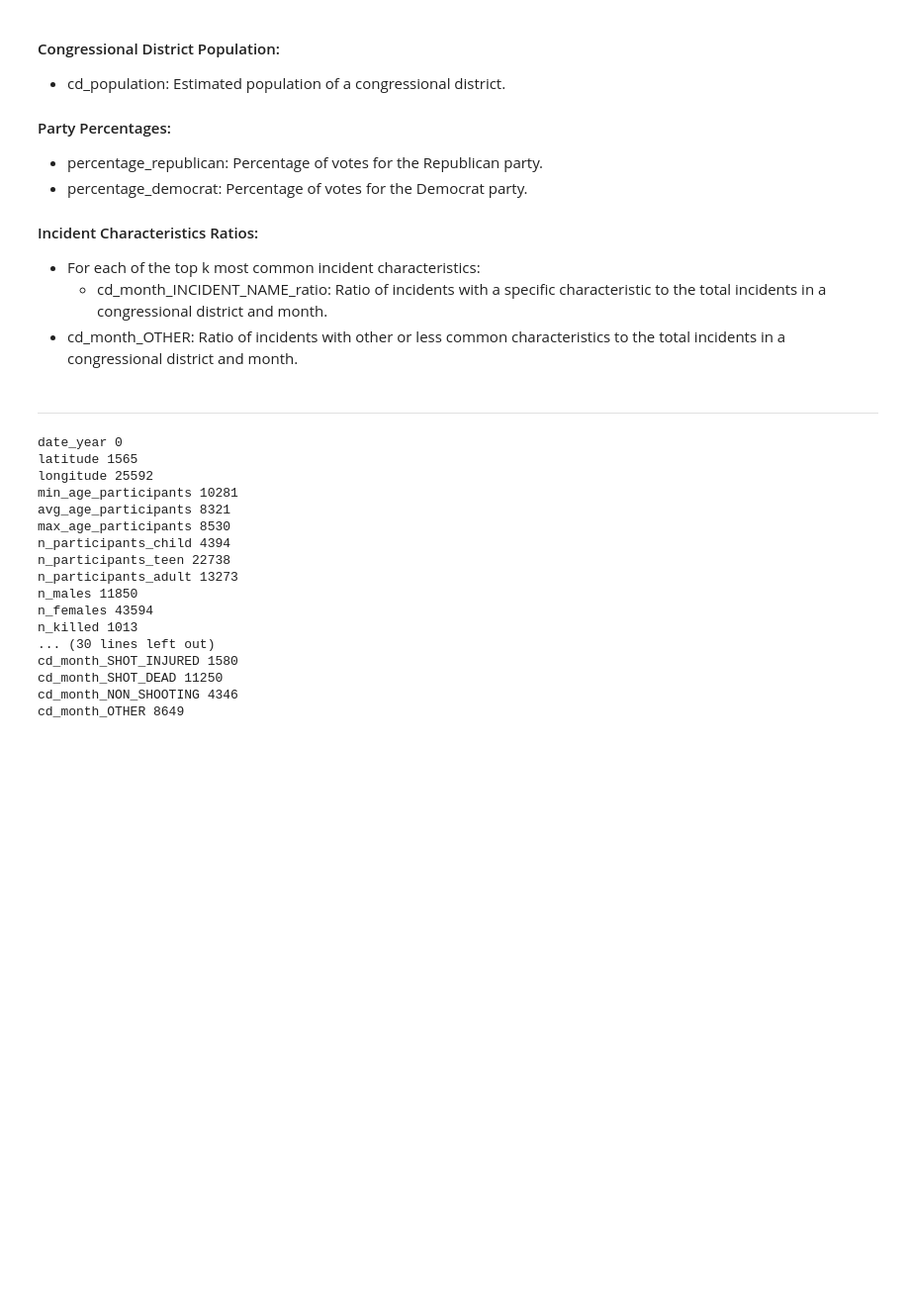
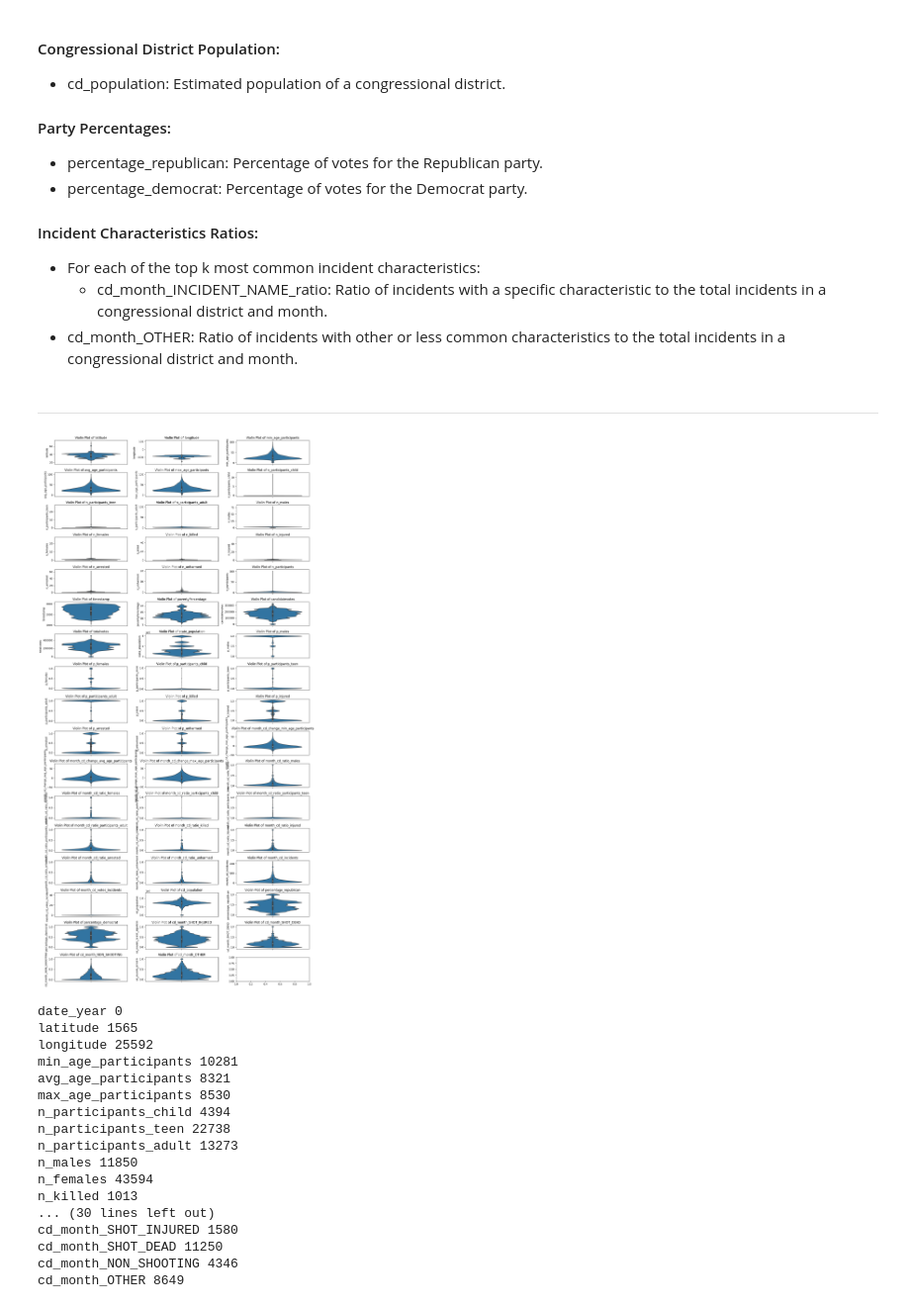
Before and after one commit to gentannipea/DataMining-2023, a Jupyter notebook: notebooks/Data_Cleaning.ipynb, the cells around one changed output. Shown at 99% size. Saved outputs shown, nothing was run; the diff lists cells and outputs as text; code cells hidden in the pictures; blank space fills up the shorter version.

```diff
--- a/notebooks/Data_Cleaning.ipynb
+++ b/notebooks/Data_Cleaning.ipynb
@@ -535,6 +535,7 @@ def our_isnan(x):
 # Return: the modified row
 def correct_using_sampling_setup(cols):
     corrected_incidents_without_null = with_sampling.dropna(subset=cols)
+    corrected_incidents_without_null = corrected_incidents_without_null[cols]
     def correct_using_sampling(row):
         if not row[cols].isnull().any():
             return row
@@ -567,7 +568,6 @@ else:
     with_sampling = with_sampling.dropna(subset=c1)
     with_sampling = with_sampling.dropna(subset=c2)
     with_sampling = with_sampling.dropna(subset=c3)
-
 # Drop all irreparable rows (~30)
 diff = with_sampling.mapply(find_inconsistencies, axis=1)
 with_sampling = with_sampling[diff == 0b0000]
@@ -704,5 +704,5 @@ cincidents.to_csv('../dataset/data/cincidents.csv', index=True)
 # %%
-cincidents = pd.read_csv('../dataset/data/cincidents.csv', index_col=0)
+cincidents = pd.read_csv('../dataset/data/cincidents2.csv', index_col=0)
 # %% [markdown]
 ### Merging tables
 # %%
@@ -804,7 +828,7 @@ plt.show()
         - cd_month_INCIDENT_NAME_ratio: Ratio of incidents with a specific characteristic to the total incidents in a congressional district and month.
 -    cd_month_OTHER: Ratio of incidents with other or less common characteristics to the total incidents in a congressional district and month.
 # %%
-augmented_participants = merged.copy()
+augmented_participants = df_zscore_filtered.copy()
 PREFIX = lambda c: f'p_{c[2:]}'
 
 participants_cols = ['n_males', 'n_females', 'n_participants_child', 'n_participants_teen', 'n_participants_adult', 'n_killed', 'n_injured', 'n_arrested', 'n_unharmed']
@@ -892,6 +916,8 @@ regex = re.compile('[^a-zA-Z0-9]')
 def rename(s):
     return regex.sub('_', s)
 
+k = 4
+
 augmented_charateristics = augmented_party.copy()
 vc = augmented_charateristics['incident_characteristics1'].value_counts()
 most_common = vc.head(k).index.tolist()
@@ -915,6 +941,34 @@ perc_state_month = 1 - augmented_charateristics[['cd_month_' + rename(c) for c i
 augmented_charateristics[nc] = perc_state_month
 
 augmented_charateristics = augmented_charateristics.reset_index()
+# %%
+correct_dtypes = augmented_charateristics.copy()
+to_object = ['state', 'city_or_county', 'incident_characteristics1', 'CLEAN',
+       'party', 'date_year', 'date_month', 'date_day', 'congressional_district']
+
+correct_dtypes[to_object] = correct_dtypes[to_object].astype(str)
 # %% [markdown]
 ---
+# %%
+import seaborn as sns
+import matplotlib.pyplot as plt
+
+# Get the numerical columns from correct_dtypes
+numerical_columns = correct_dtypes.select_dtypes(include=['float64', 'int64']).columns
+
+rows = numerical_columns.shape[0] // 3 + 1
+cols = 3
+
+fig, axs = plt.subplots(rows, cols, figsize=(15, 30))
+
+# Create a violin plot for each numerical column
+for i, column in enumerate(numerical_columns):
+    ax = axs[i // cols, i % cols]
+    sns.violinplot(data=correct_dtypes, y=column, ax=ax)
+    ax.set_title(f"Violin Plot of {column}")
+
+plt.tight_layout()
+plt.show()
+# %% [output]
+[figure, added]
 # %%
```
Also changed, not shown: parts of 10 cells of this notebook, 2 other files.
